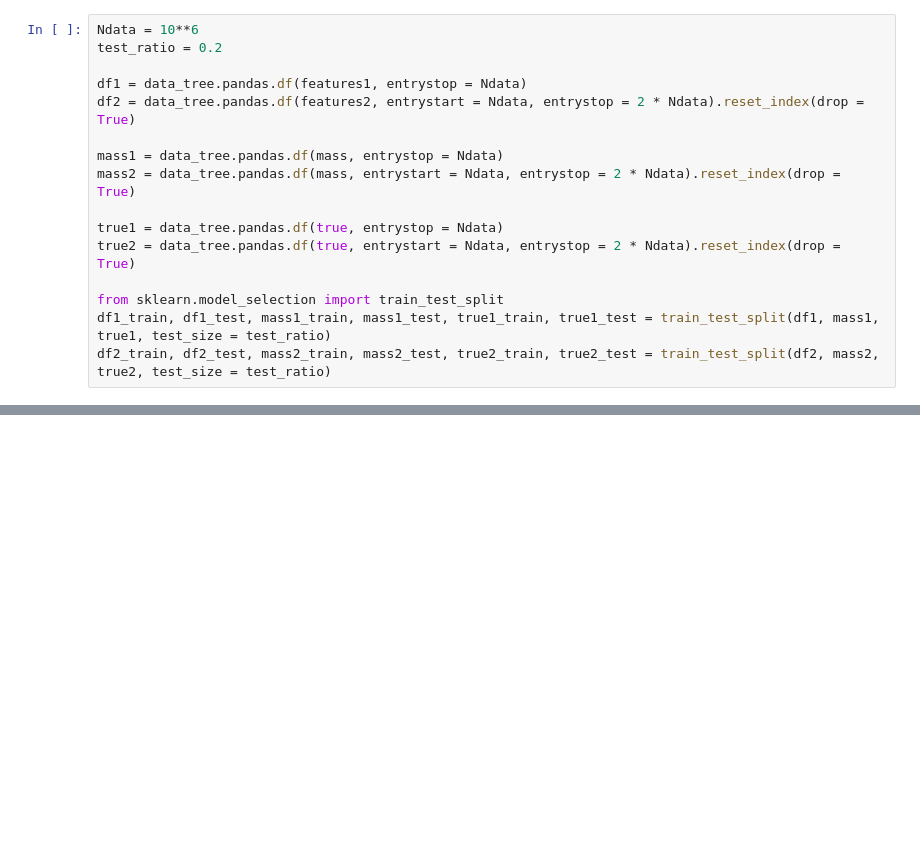
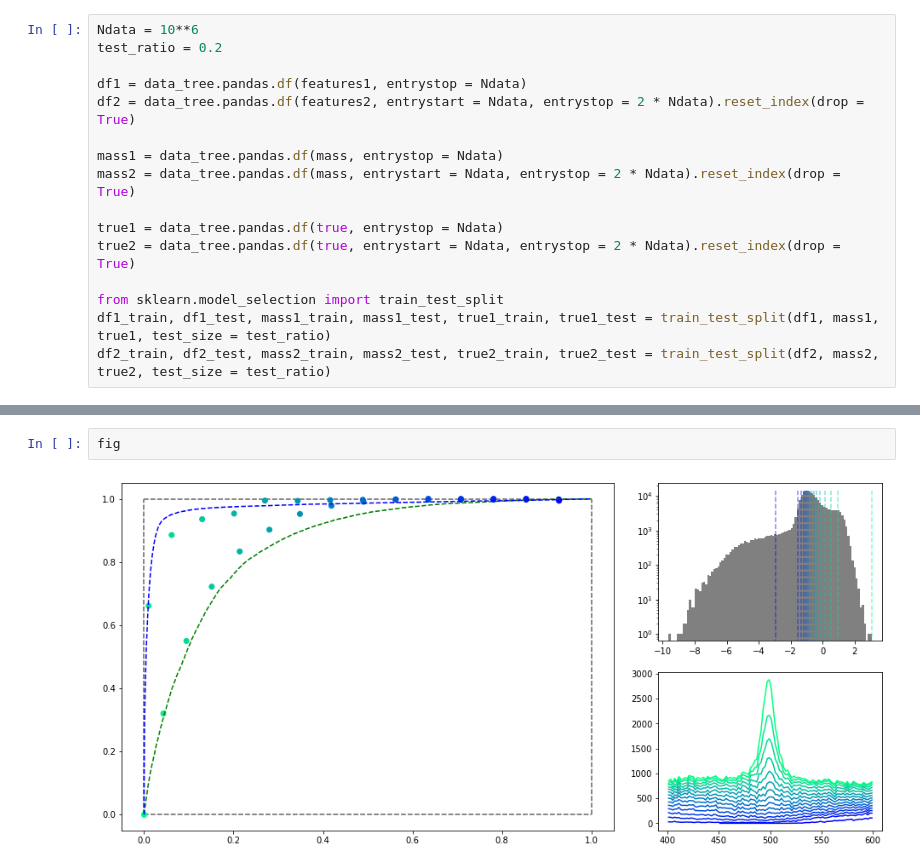
Before and after one commit to JohannSeverin/PUK_ml_high, a Jupyter notebook: Generate_MIC_correlations/Evaluating models.ipynb, the cells around one changed output, grey strips where cells are left out. Drawn from its saved outputs; the diff is of its cells as text; blank space fills up the shorter version.

```diff
--- a/Generate_MIC_correlations/Evaluating models.ipynb
+++ b/Generate_MIC_correlations/Evaluating models.ipynb
@@ -275,0 +292,4 @@ fig.savefig("../figures/Model_2_uncorr.pdf")
+# %%
+fig
+# %% [output]
+[figure, added]
```
Also changed, not shown: parts of 26 cells of this notebook, 20 other files.
